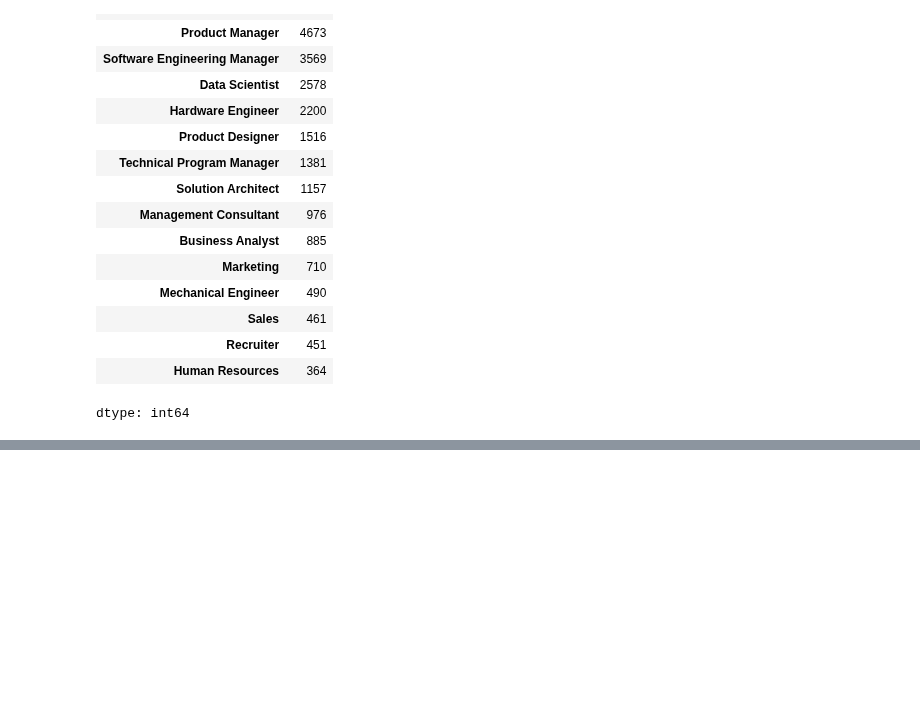
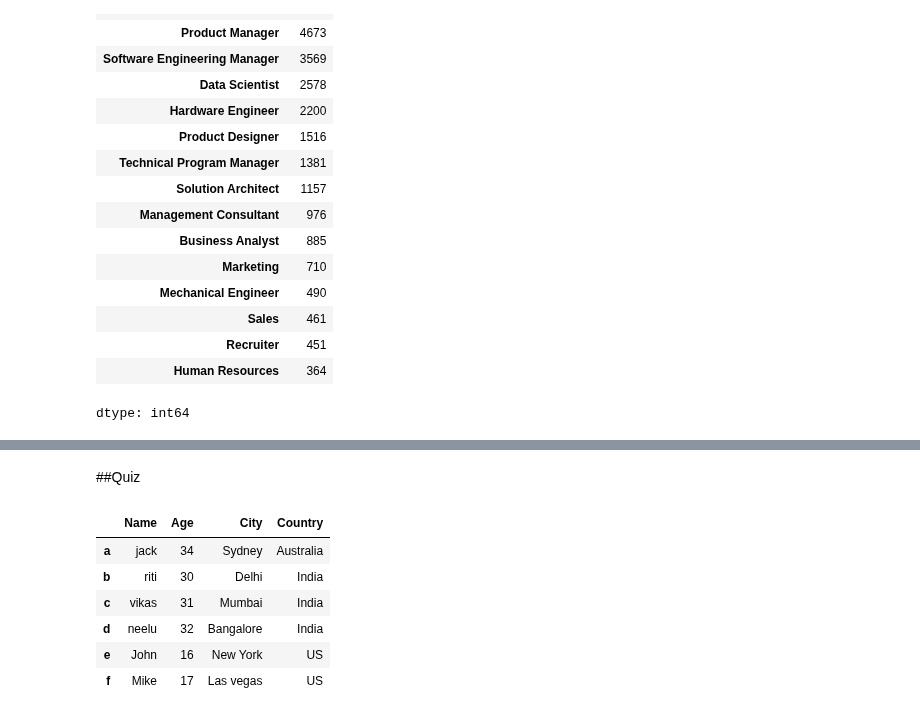
Before and after one commit to IdhamAbidinKaisilay/BelajarDataAnalyst, a Jupyter notebook: Unique_Value.ipynb, the cells around one changed output, grey strips where cells are left out. Saved outputs shown, nothing was run; the diff lists cells and outputs as text; code cells hidden in the pictures; blank space fills up the shorter version.

```diff
--- a/Unique_Value.ipynb
+++ b/Unique_Value.ipynb
@@ -68,0 +80,20 @@ dtype: int64
+# %% [markdown]
+##Quiz
+# %%
+data_worker = {
+    'Name':['jack', 'riti', 'vikas', 'neelu', 'John', 'Mike'],
+    'Age':[34, 30, 31, 32, 16, 17],
+    'City':['Sydney', 'Delhi', 'Mumbai', 'Bangalore', 'New York', 'Las vegas'],
+    'Country': ['Australia', 'India', 'India', 'India', 'US', 'US']
+}
+index_col = ['a', 'b', 'c', 'd', 'e', 'f']
+worker = pd.DataFrame(data_worker, index=index_col)
+worker
+# %% [output]
+|  | Name | Age | City | Country |
+| a | jack | 34 | Sydney | Australia |
+| b | riti | 30 | Delhi | India |
+| c | vikas | 31 | Mumbai | India |
+| d | neelu | 32 | Bangalore | India |
+| e | John | 16 | New York | US |
+| f | Mike | 17 | Las vegas | US |
```
Also changed, not shown: parts of 3 cells of this notebook.
